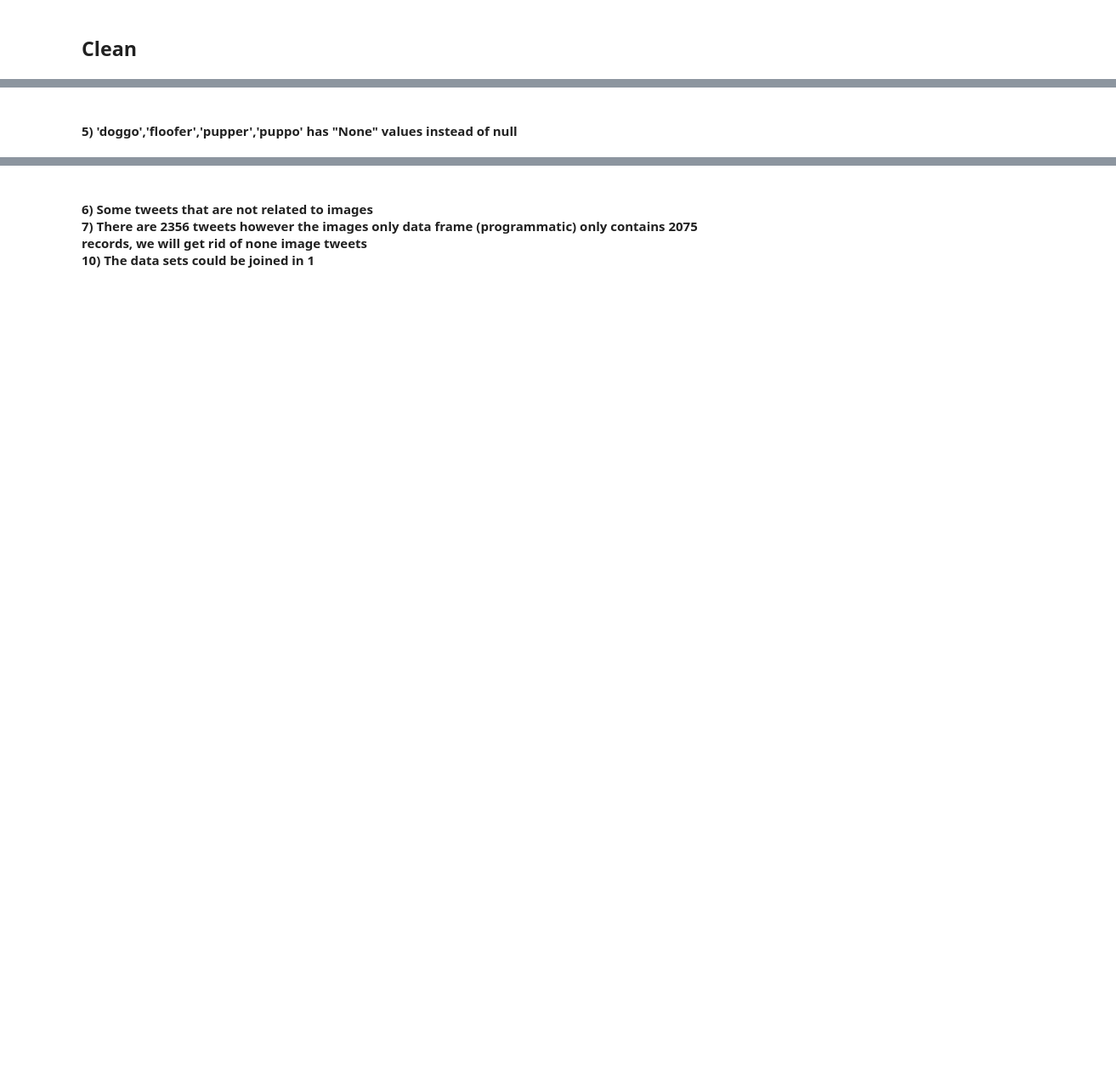
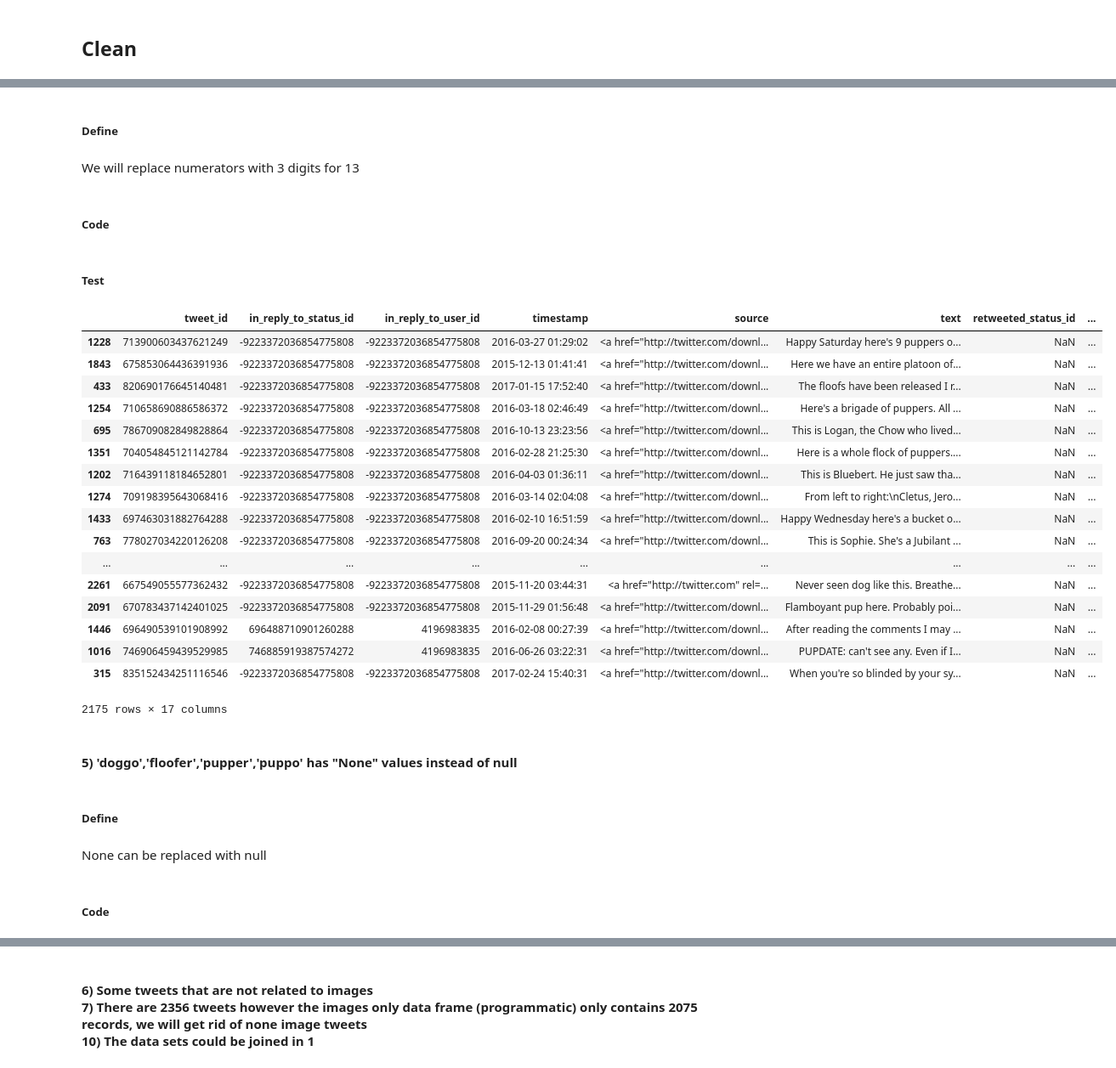
Before and after one commit to kevingreenb/Data-Wrangle, a Jupyter notebook: wrangle_act.ipynb, the cells around one changed output, grey strips where cells are left out. Shown: that part at 85% size. Drawn from its saved outputs; the diff is of its cells as text; code cells hidden in the pictures; blank space fills up the shorter version.

```diff
--- a/Untitled.ipynb
+++ b/wrangle_act.ipynb
@@ -324 +409,7 @@ archive_copy=archive_copy[archive.retweeted_status_id.isnull()]
+# %% [markdown]
+<h5>Define</h5>
+# %% [markdown]
+We will replace numerators with 3 digits for 13
+# %% [markdown]
+<h5>Code</h5>
 # %%
@@ -332,5 +426,34 @@ archive_copy.rating_numerator=archive_copy.rating_numerator.replace('121','13')
+# %% [markdown]
+<h5>Test</h5>
+# %%
+archive_copy.sort_values(by='rating_numerator', ascending=False)
+# %% [output]
+|  | tweet_id | in_reply_to_status_id | in_reply_to_user_id | timestamp | source | text | retweeted_status_id | ... |
+| 1228 | 713900603437621249 | -9223372036854775808 | -9223372036854775808 | 2016-03-27 01:29:02 | <a href="http://twitter.com/downl... | Happy Saturday here's 9 puppers o... | NaN | ... |
+| 1843 | 675853064436391936 | -9223372036854775808 | -9223372036854775808 | 2015-12-13 01:41:41 | <a href="http://twitter.com/downl... | Here we have an entire platoon of... | NaN | ... |
+| 433 | 820690176645140481 | -9223372036854775808 | -9223372036854775808 | 2017-01-15 17:52:40 | <a href="http://twitter.com/downl... | The floofs have been released I r... | NaN | ... |
+| 1254 | 710658690886586372 | -9223372036854775808 | -9223372036854775808 | 2016-03-18 02:46:49 | <a href="http://twitter.com/downl... | Here's a brigade of puppers. All ... | NaN | ... |
+| 695 | 786709082849828864 | -9223372036854775808 | -9223372036854775808 | 2016-10-13 23:23:56 | <a href="http://twitter.com/downl... | This is Logan, the Chow who lived... | NaN | ... |
+| 1351 | 704054845121142784 | -9223372036854775808 | -9223372036854775808 | 2016-02-28 21:25:30 | <a href="http://twitter.com/downl... | Here is a whole flock of puppers.... | NaN | ... |
+| 1202 | 716439118184652801 | -9223372036854775808 | -9223372036854775808 | 2016-04-03 01:36:11 | <a href="http://twitter.com/downl... | This is Bluebert. He just saw tha... | NaN | ... |
+| 1274 | 709198395643068416 | -9223372036854775808 | -9223372036854775808 | 2016-03-14 02:04:08 | <a href="http://twitter.com/downl... | From left to right:\nCletus, Jero... | NaN | ... |
+| 1433 | 697463031882764288 | -9223372036854775808 | -9223372036854775808 | 2016-02-10 16:51:59 | <a href="http://twitter.com/downl... | Happy Wednesday here's a bucket o... | NaN | ... |
+| 763 | 778027034220126208 | -9223372036854775808 | -9223372036854775808 | 2016-09-20 00:24:34 | <a href="http://twitter.com/downl... | This is Sophie. She's a Jubilant ... | NaN | ... |
+| ... | ... | ... | ... | ... | ... | ... | ... | ... |
+| 2261 | 667549055577362432 | -9223372036854775808 | -9223372036854775808 | 2015-11-20 03:44:31 | <a href="http://twitter.com" rel=... | Never seen dog like this. Breathe... | NaN | ... |
+| 2091 | 670783437142401025 | -9223372036854775808 | -9223372036854775808 | 2015-11-29 01:56:48 | <a href="http://twitter.com/downl... | Flamboyant pup here. Probably poi... | NaN | ... |
+| 1446 | 696490539101908992 | 696488710901260288 | 4196983835 | 2016-02-08 00:27:39 | <a href="http://twitter.com/downl... | After reading the comments I may ... | NaN | ... |
+| 1016 | 746906459439529985 | 746885919387574272 | 4196983835 | 2016-06-26 03:22:31 | <a href="http://twitter.com/downl... | PUPDATE: can't see any. Even if I... | NaN | ... |
+| 315 | 835152434251116546 | -9223372036854775808 | -9223372036854775808 | 2017-02-24 15:40:31 | <a href="http://twitter.com/downl... | When you're so blinded by your sy... | NaN | ... |
+2175 rows × 17 columns
 # %% [markdown]
 <h4>5) 'doggo','floofer','pupper','puppo' has "None" values instead of null</h4>
+# %% [markdown]
+<h5>Define</h5>
+# %% [markdown]
+None can be replaced with null
+# %% [markdown]
+<h5>Code</h5>
 # %%
 archive_copy.doggo=archive_copy.doggo.replace('None','')
 archive_copy.floofer=archive_copy.floofer.replace('None','')
```
Also changed, not shown: parts of 56 cells of this notebook, 3 other files.
